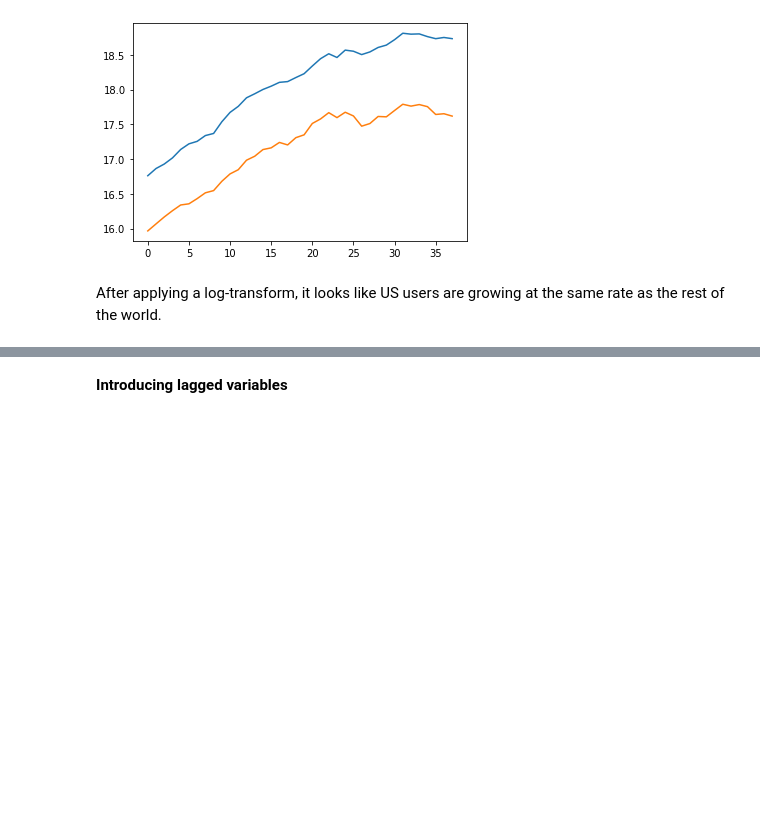
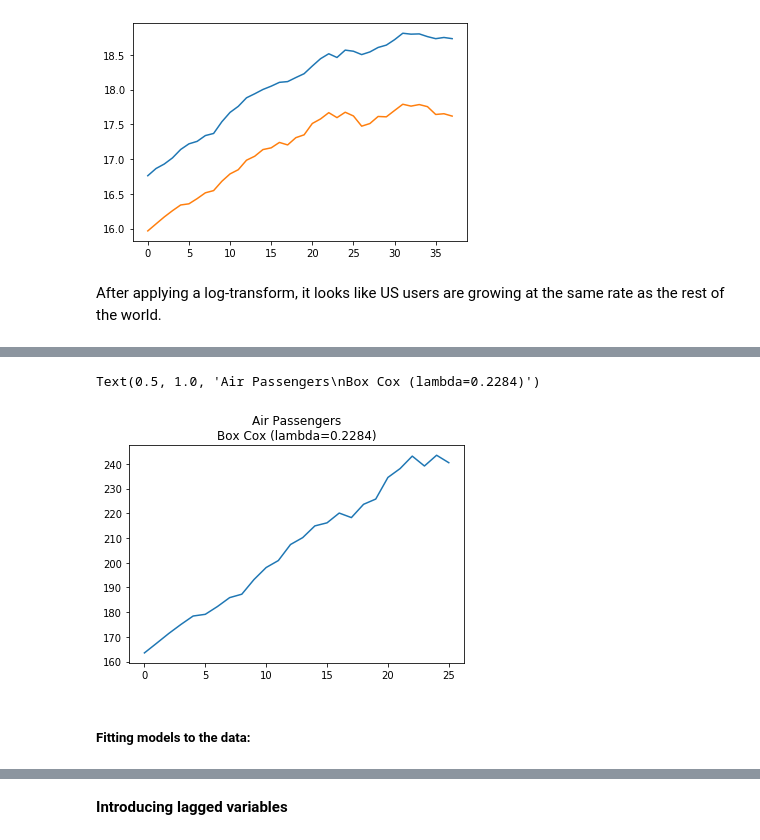
Before and after one commit to harizhisham/yahoo-tumblr, a Jupyter notebook: tumblr-acquistion-sol.ipynb, the cells around one changed output, grey strips where cells are left out. Drawn from its saved outputs; the diff is of its cells as text; code cells hidden in the pictures; blank space fills up the shorter version.

```diff
--- a/tumblr-acquistion-sol.ipynb
+++ b/tumblr-acquistion-sol.ipynb
@@ -118,0 +200,8 @@ After applying a log-transform, it looks like US users are growing at the same r
+# %%
+plt.plot(bc.Y)
+plt.title('Air Passengers\nBox Cox (lambda=%6.4f)' % bc.lbda)
+# %% [output]
+Text(0.5, 1.0, 'Air Passengers\nBox Cox (lambda=0.2284)')
+[figure, added]
+# %% [markdown]
+##### Fitting models to the data:
```
Also changed, not shown: parts of 43 cells of this notebook.
